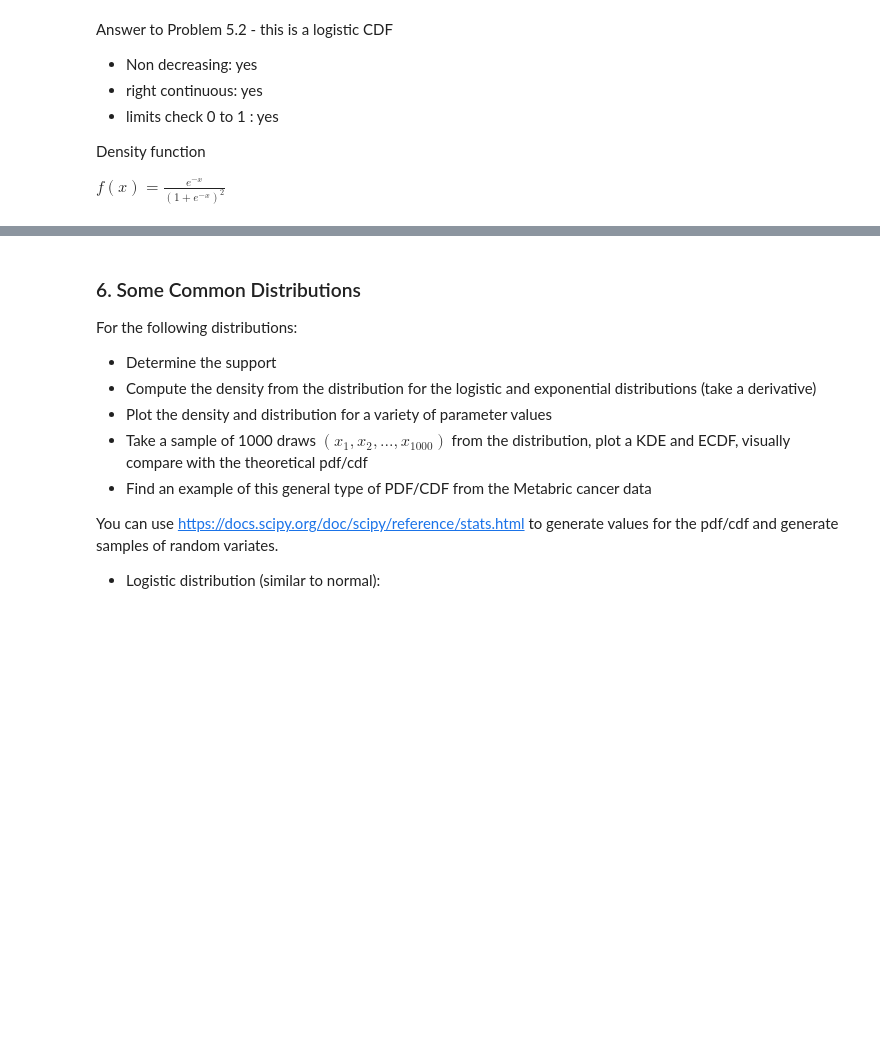
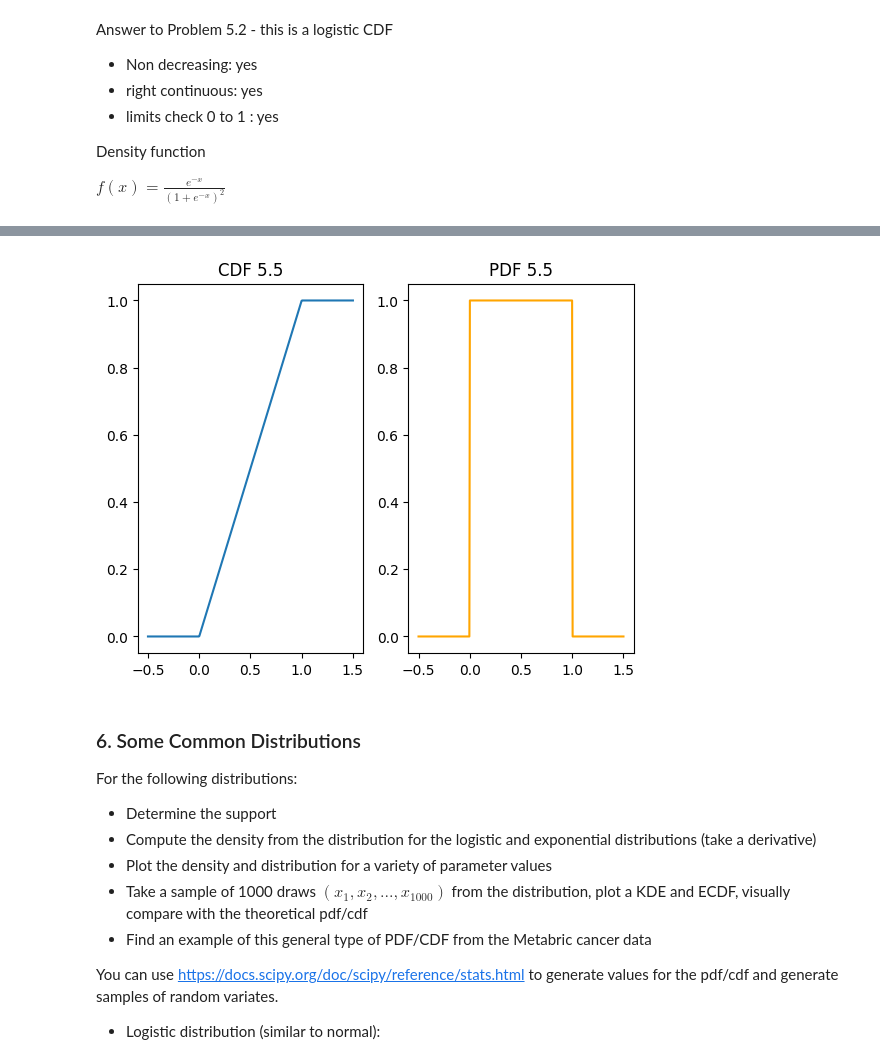
Before and after one commit to Poptartmeow/practice1, a Jupyter notebook: assignment_6_Tianyin_Mao.ipynb, the cells around one changed output, grey strips where cells are left out. Saved outputs shown, nothing was run; the diff lists cells and outputs as text; code cells hidden in the pictures; blank space fills up the shorter version.

```diff
--- a/assignment_6_Tianyin_Mao.ipynb
+++ b/assignment_6_Tianyin_Mao.ipynb
@@ -226,3 +320,19 @@ plt.show()
+# %%
+# Distribution & Density for 5.5
+x = np.linspace(-0.5, 1.5, 400)
+F5 = np.piecewise(x, [x <= 0, (x > 0) & (x < 1), x >= 1], [0, lambda x: x, 1])
+f5 = np.piecewise(x, [x <= 0, (x > 0) & (x < 1), x >= 1], [0, 1, 0])
+
+plt.subplot(1,2,1)
+plt.plot(x, F5, label='CDF 5.5')
+plt.title('CDF 5.5')
+
+plt.subplot(1,2,2)
+plt.plot(x, f5, label='PDF 5.5', color='orange')
+plt.title('PDF 5.5')
+plt.show()
+# %% [output]
+[figure, added]
 # %% [markdown]
 ### 6. Some Common Distributions
 
```
Also changed, not shown: parts of 17 cells of this notebook.
